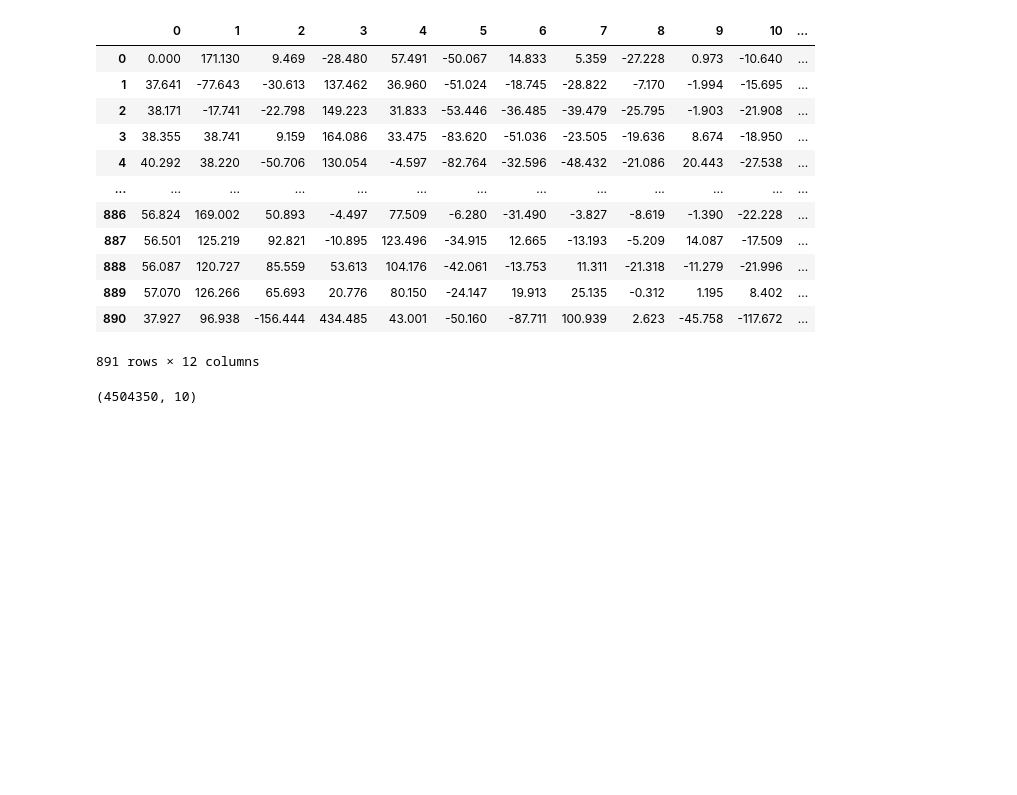
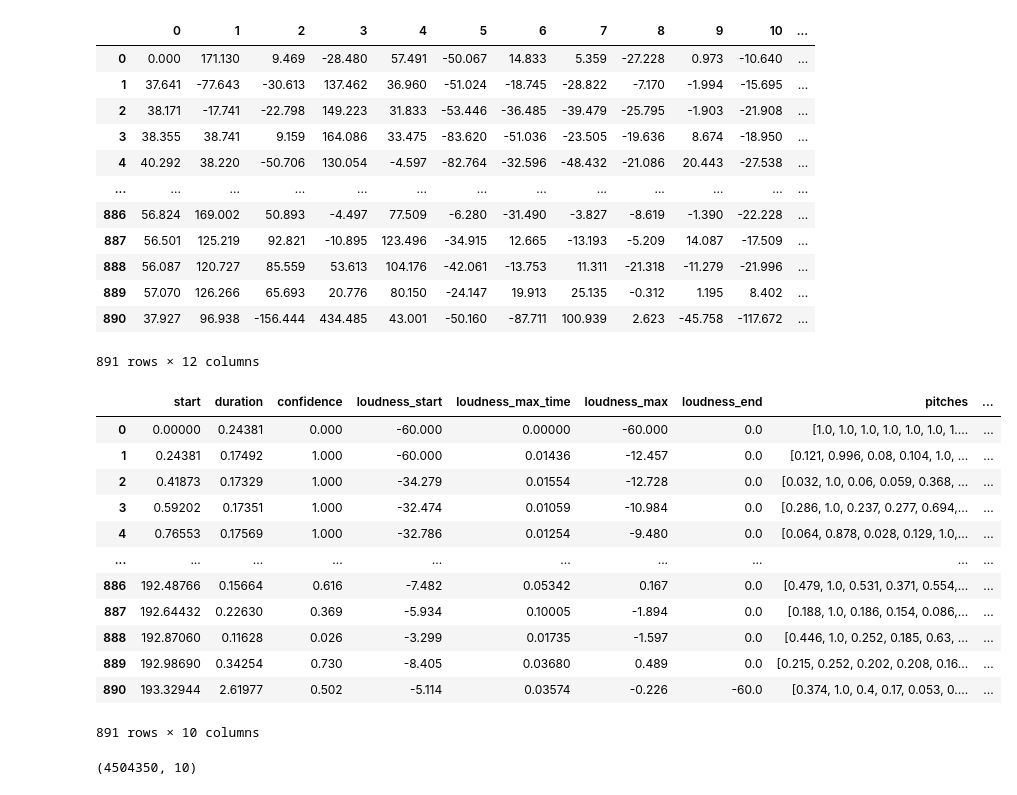
Before and after one commit to tincho-mehaudy/DMCyT, a Jupyter notebook: TP1_Consigna1.ipynb, the cells around one changed output. Saved outputs shown, nothing was run; the diff lists cells and outputs as text; code cells hidden in the pictures; blank space fills up the shorter version.

```diff
--- a/TP1_Consigna1.ipynb
+++ b/TP1_Consigna1.ipynb
@@ -390,6 +390,23 @@ a
 | 889 | 57.070 | 126.266 | 65.693 | 20.776 | 80.150 | -24.147 | 19.913 | 25.135 | -0.312 | 1.195 | 8.402 | ... |
 | 890 | 37.927 | 96.938 | -156.444 | 434.485 | 43.001 | -50.160 | -87.711 | 100.939 | 2.623 | -45.758 | -117.672 | ... |
 891 rows × 12 columns
+# %%
+b=df_aa[df_aa['id']=='00At7PWydsvg7g5xgaYan9']
+b
+# %% [output]
+|  | start | duration | confidence | loudness_start | loudness_max_time | loudness_max | loudness_end | pitches | ... |
+| 0 | 0.00000 | 0.24381 | 0.000 | -60.000 | 0.00000 | -60.000 | 0.0 | [1.0, 1.0, 1.0, 1.0, 1.0, 1.0, 1.... | ... |
+| 1 | 0.24381 | 0.17492 | 1.000 | -60.000 | 0.01436 | -12.457 | 0.0 | [0.121, 0.996, 0.08, 0.104, 1.0, ... | ... |
+| 2 | 0.41873 | 0.17329 | 1.000 | -34.279 | 0.01554 | -12.728 | 0.0 | [0.032, 1.0, 0.06, 0.059, 0.368, ... | ... |
+| 3 | 0.59202 | 0.17351 | 1.000 | -32.474 | 0.01059 | -10.984 | 0.0 | [0.286, 1.0, 0.237, 0.277, 0.694,... | ... |
+| 4 | 0.76553 | 0.17569 | 1.000 | -32.786 | 0.01254 | -9.480 | 0.0 | [0.064, 0.878, 0.028, 0.129, 1.0,... | ... |
+| ... | ... | ... | ... | ... | ... | ... | ... | ... | ... |
+| 886 | 192.48766 | 0.15664 | 0.616 | -7.482 | 0.05342 | 0.167 | 0.0 | [0.479, 1.0, 0.531, 0.371, 0.554,... | ... |
+| 887 | 192.64432 | 0.22630 | 0.369 | -5.934 | 0.10005 | -1.894 | 0.0 | [0.188, 1.0, 0.186, 0.154, 0.086,... | ... |
+| 888 | 192.87060 | 0.11628 | 0.026 | -3.299 | 0.01735 | -1.597 | 0.0 | [0.446, 1.0, 0.252, 0.185, 0.63, ... | ... |
+| 889 | 192.98690 | 0.34254 | 0.730 | -8.405 | 0.03680 | 0.489 | 0.0 | [0.215, 0.252, 0.202, 0.208, 0.16... | ... |
+| 890 | 193.32944 | 2.61977 | 0.502 | -5.114 | 0.03574 | -0.226 | -60.0 | [0.374, 1.0, 0.4, 0.17, 0.053, 0.... | ... |
+891 rows × 10 columns
 # %%
 df_aa.shape
 # %% [output]
```
Also changed, not shown: parts of 3 cells of this notebook.
